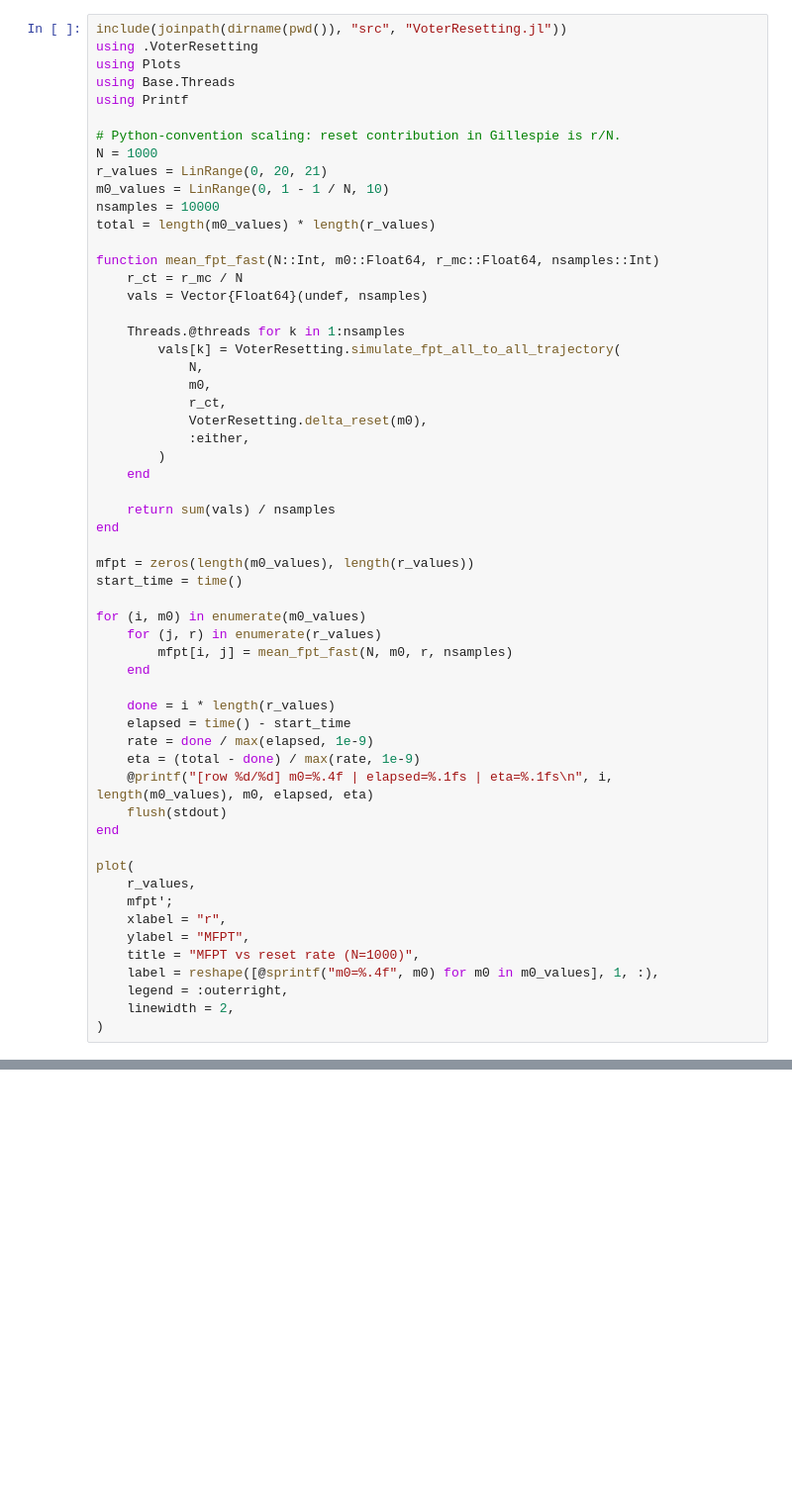
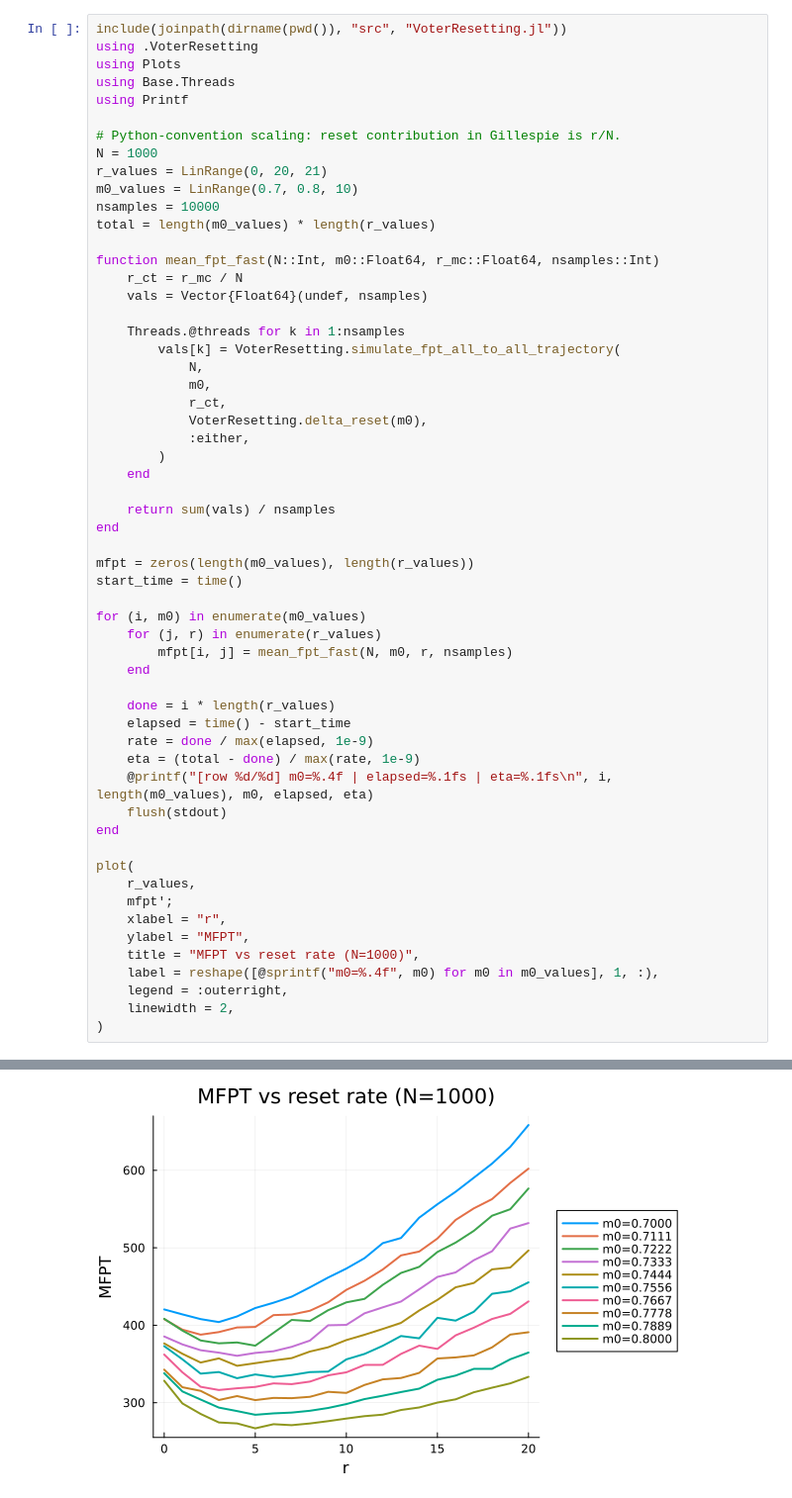
Before and after one commit to GerardArgany/voter-model-stochastic-resetting, a Jupyter notebook: notebooks/mfpt_analysis.ipynb, the cells around one changed output, grey strips where cells are left out. Shown at 99% size. Cells and saved outputs as stored; diff of their text form; blank space fills up the shorter version.

```diff
--- a/notebooks/mfpt_analysis.ipynb
+++ b/notebooks/mfpt_analysis.ipynb
@@ -8,7 +8,7 @@ using Printf
 # Python-convention scaling: reset contribution in Gillespie is r/N.
 N = 1000
 r_values = LinRange(0, 20, 21)
-m0_values = LinRange(0, 1 - 1 / N, 10)
+m0_values = LinRange(0.7, 0.8, 10)
 nsamples = 10000
 total = length(m0_values) * length(r_values)
 
@@ -60,0 +69 @@ threads = 4, maxthreadid = 8
+[figure, added]
```
Also changed, not shown: parts of 1 cell of this notebook, 9 other files.
